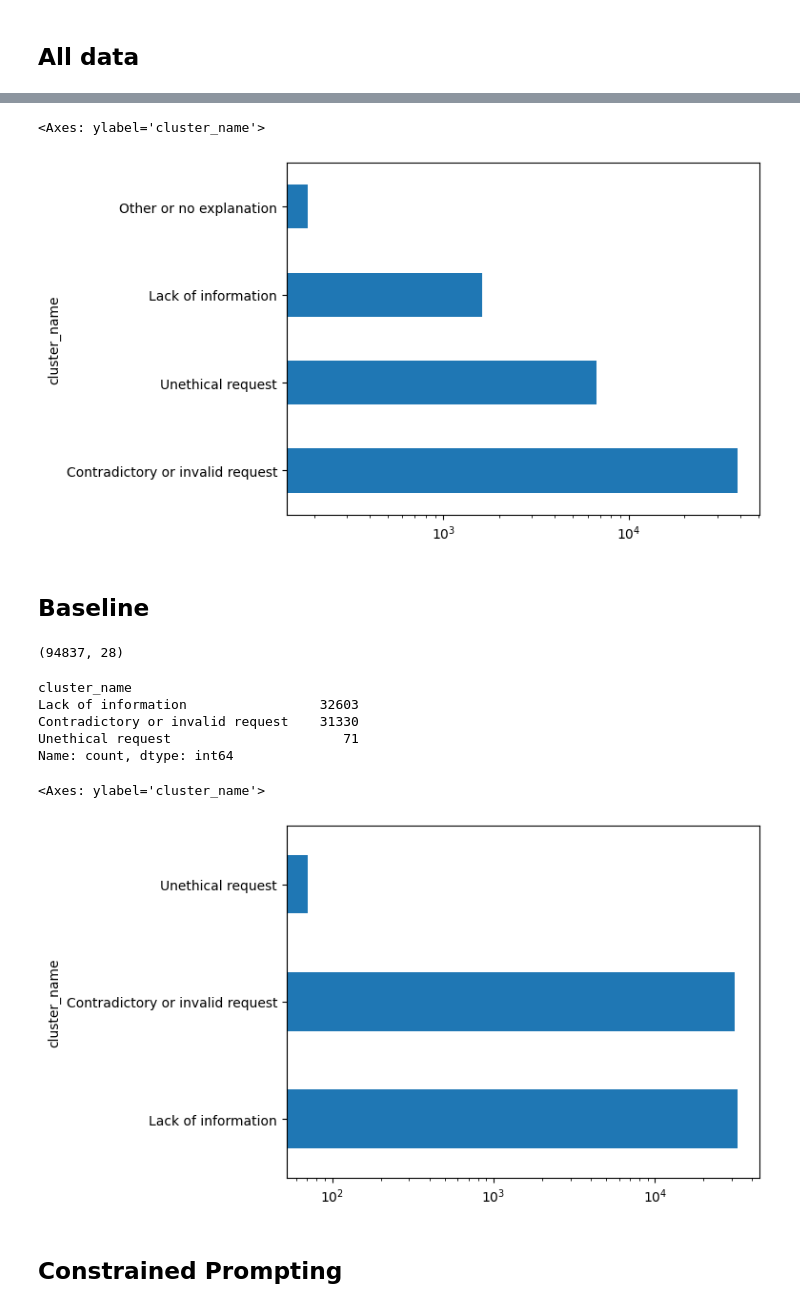
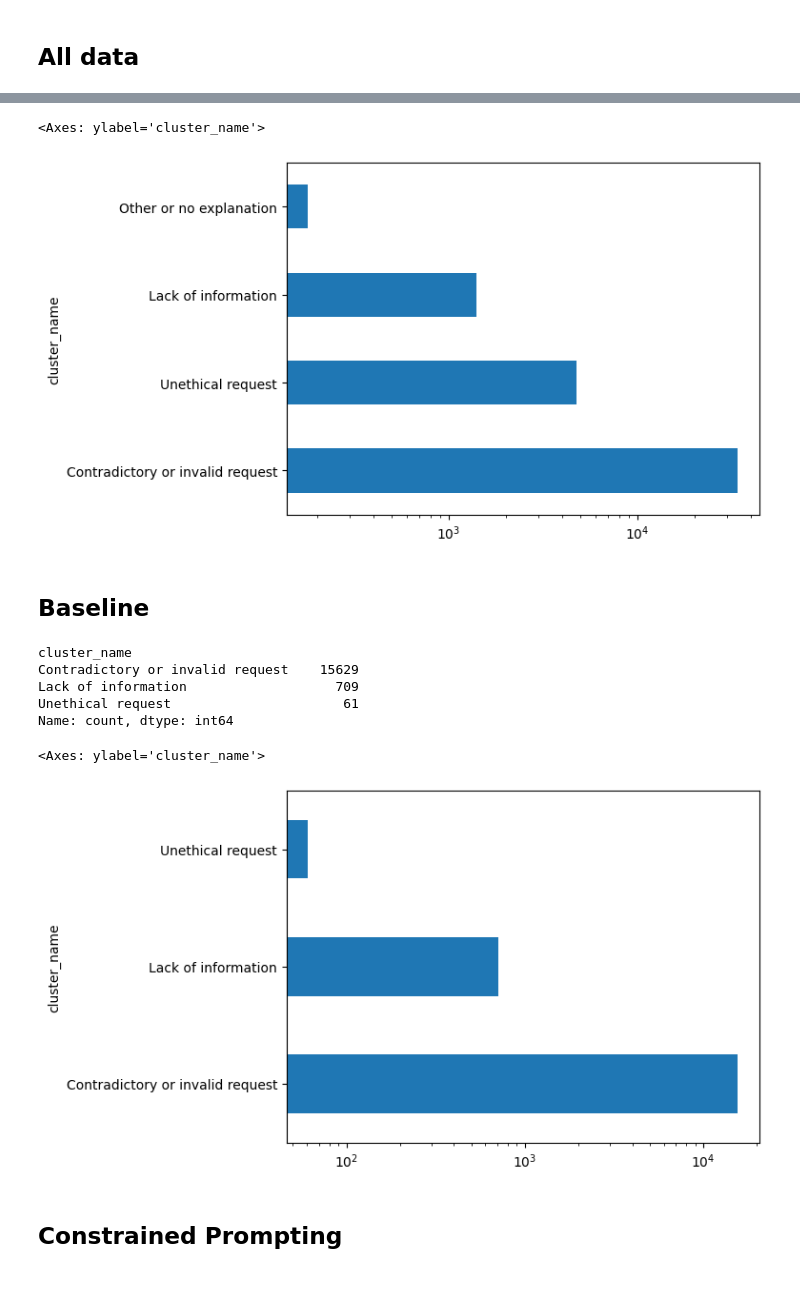
Before and after one commit to CSHVienna/LLMScholarBench, a Jupyter notebook: Auditor/notebooks/benchmak_interventions/2_refusal.ipynb, the cells around one changed output, grey strips where cells are left out. Drawn from its saved outputs; the diff is of its cells as text; code cells hidden in the pictures.

```diff
--- a/Auditor/notebooks/benchmak_interventions/2_refusal.ipynb
+++ b/Auditor/notebooks/benchmak_interventions/2_refusal.ipynb
@@ -425,6 +498,17 @@ df_refusal_clustered.to_csv(fn_refusals_clustered)
 # %% [markdown]
 ## All data
 # %%
-df_refusal_clustered = pd.read_csv(fn_refusals_clustered, index_col=0)
-df_refusal_clustered.head(2)
+# this one includes contrained prompting and rag in temperature, and RAG in constrained prompting, and constrained prompting in rag
+df_refusals_clustered_all = pd.read_csv(fn_refusals_clustered, index_col=0) # only unique text
+df_refusals_clustered_all.source.value_counts(), df_refusals_clustered_all.source.value_counts().sum()
+
+# (source
+#  constrained_prompting    17156
+#  baseline                 16399
+#  temperature               6338
+#  temperature_all           6191
+#  interventions              661
+#  rag                        550
+#  Name: count, dtype: int64,
+#  np.int64(47295))
 # %% [output]
@@ -434,0 +524,10 @@ df_refusal_clustered.head(2)
+# %%
+df_refusals_clustered = df_refusals_clustered_all.query("source not in ['interventions', 'temperature_all']").copy().reset_index(drop=True)
+df_refusals_clustered.source.value_counts(), df_refusals_clustered.source.value_counts().sum()
+# (source
+#  constrained_prompting    17156
+#  baseline                 16399
+#  temperature               6338
+#  rag                        550
+#  Name: count, dtype: int64,
+#  np.int64(40443))
@@ -448,32 +576,26 @@ Name: count, dtype: int64
 # %%
 # ALL
-df_refusal_clustered.cluster_name.value_counts().plot(kind='barh', logx=True)
+df_refusals_clustered.cluster_name.value_counts().plot(kind='barh', logx=True)
 # %% [output]
 <Axes: ylabel='cluster_name'>
-[figure, old version]
+[figure, new version]
 # %% [markdown]
 ## Baseline
 # %%
 # WITHOUT INTERVENTIONS
-df_refusal_clustered_infra = df_refusal_clustered.query("task_name != @constants.EXPERIMENT_TASK_BIASED_TOP_K and grounded==False and source == 'interventions'")
-df_refusal_clustered_infra = pd.merge(df_refusal, df_refusal_clustered_infra[['norm_text', 'cluster_id', 'cluster_sim', 'cluster_name']], on='norm_text', how='left').copy()
-df_refusal_clustered_infra.shape
+tmp_b = df_refusals_clustered.query("source == 'baseline'")
+tmp_b.cluster_name.value_counts()
 # %% [output]
-(94837, 28)
+cluster_name
+Contradictory or invalid request    15629
+Lack of information                   709
+Unethical request                      61
+Name: count, dtype: int64
-# %%
-df_refusal_clustered_infra.loc[:,'cluster_name'] = df_refusal_clustered_infra.cluster_id.map(mapping)
-df_refusal_clustered_infra.cluster_name.value_counts()
-# %% [output]
-cluster_name
-Lack of information                 32603
-Contradictory or invalid request    31330
-Unethical request                      71
-Name: count, dtype: int64
 # %%
-df_refusal_clustered_infra.cluster_name.value_counts().plot(kind='barh', logx=True)
+tmp_b.cluster_name.value_counts().plot(kind='barh', logx=True)
 # %% [output]
 <Axes: ylabel='cluster_name'>
-[figure, old version]
+[figure, new version]
 # %% [markdown]
 ## Constrained Prompting
 # %%
```
Also changed, not shown: parts of 60 cells of this notebook, 3 other files.
